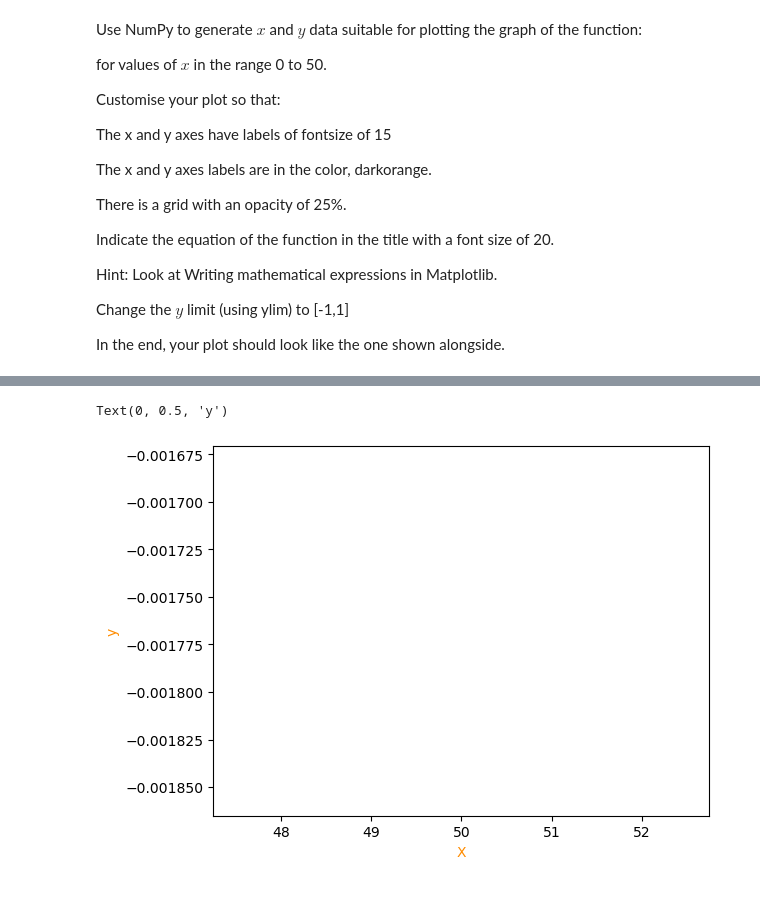
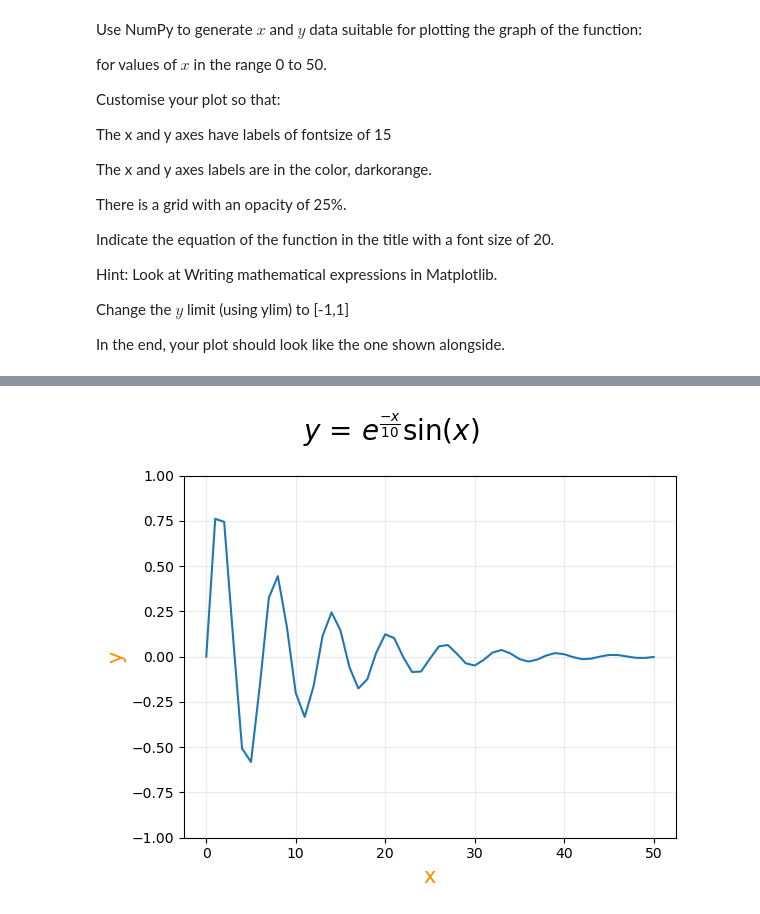
Before and after one commit to SPS-SP2273/learning-portfolio-chris9192631, a Jupyter notebook: 7.2_plotting__exercises/plotting_(need)_exercises.ipynb, the cells around one changed output, grey strips where cells are left out. Drawn from its saved outputs; the diff is of its cells as text; code cells hidden in the pictures.

Commit message:
finished plotting need

```diff
--- a/7.2_plotting__exercises/plotting_(need)_exercises.ipynb
+++ b/7.2_plotting__exercises/plotting_(need)_exercises.ipynb
@@ -78,7 +78,19 @@ In the end, your plot should look like the one shown alongside.
 # %%
 import numpy as np
 # %%
+x_list = []
+y_list = []
+
 for x in range(51):
-    y = np.exp(-x/10)*np.sin(x)
-    print([x, y])
+    y = [np.exp(-x/10)*np.sin(x)]
+    x_list.append(x)
+    y_list.append(y)
+
+    x_array = np.array(x_list)
+
+
+
+
+print(x_array)
+print(y_list)
 # %% [output]
@@ -102,16 +101,16 @@ for x in range(51):
-# %%
-# Some data for plotting
-#x = [0, 1, 2, 3, 4, 5, 6]
-#y_1 = [0, 2, 4, 6, 8, 10, 12]
-#y_2 = [0, 3, 6, 9, 12, 15, 18]
-
-#np_x = np.array(x)
-#np_y_1 = np.array(y_1)
-#np_y_2 = np.array(y_2)
-
-plt.plot(x, y, color='blue', linestyle='dashed', label='Y values')
-plt.xlabel('X', color = 'darkorange')
-plt.ylabel('y', color = 'darkorange')
-# %% [output]
-Text(0, 0.5, 'y')
-[figure, removed]
+# %%
+fig, ax = plt.subplots(nrows =1, ncols = 1, figsize = (6,5))
+
+plt.ylim(-1,1)
+
+ax.plot(x_list ,y_list)
+ax.set_xlabel("x", color = 'darkorange', size = 15)
+ax.set_ylabel("y", color = 'darkorange', size = 15)
+ax.grid(alpha=.25)
+
+fig.suptitle(r'$y$ = $e^{\frac{-x}{10}}\sin(x)$', size = 20)
+
+x = np.linspace(0,6,100)
+fig.tight_layout()
+# %% [output]
+[figure, added]
```
Also changed, not shown: parts of 1 cell of this notebook.
